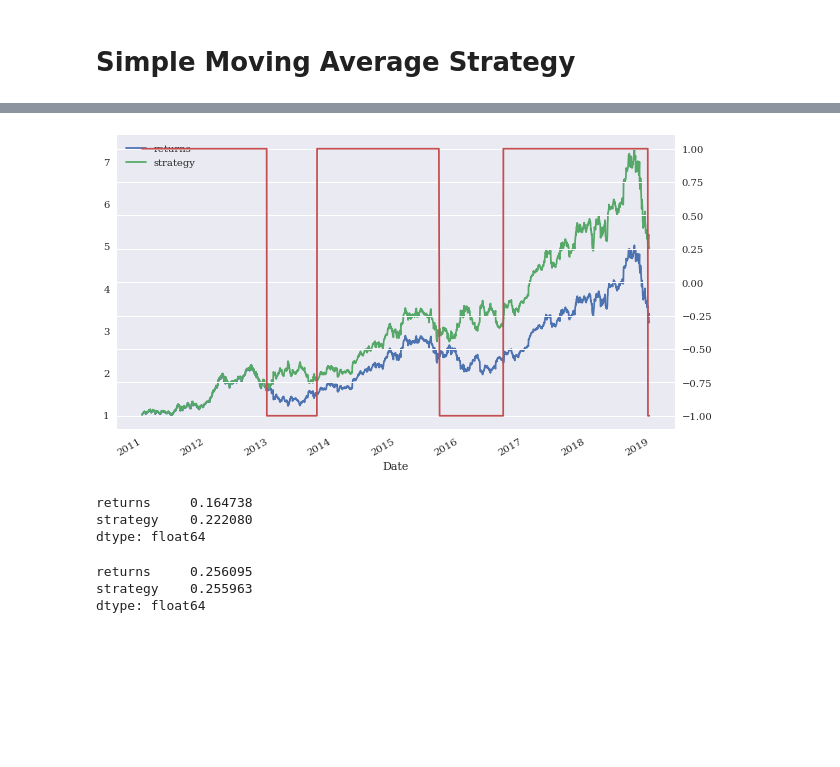
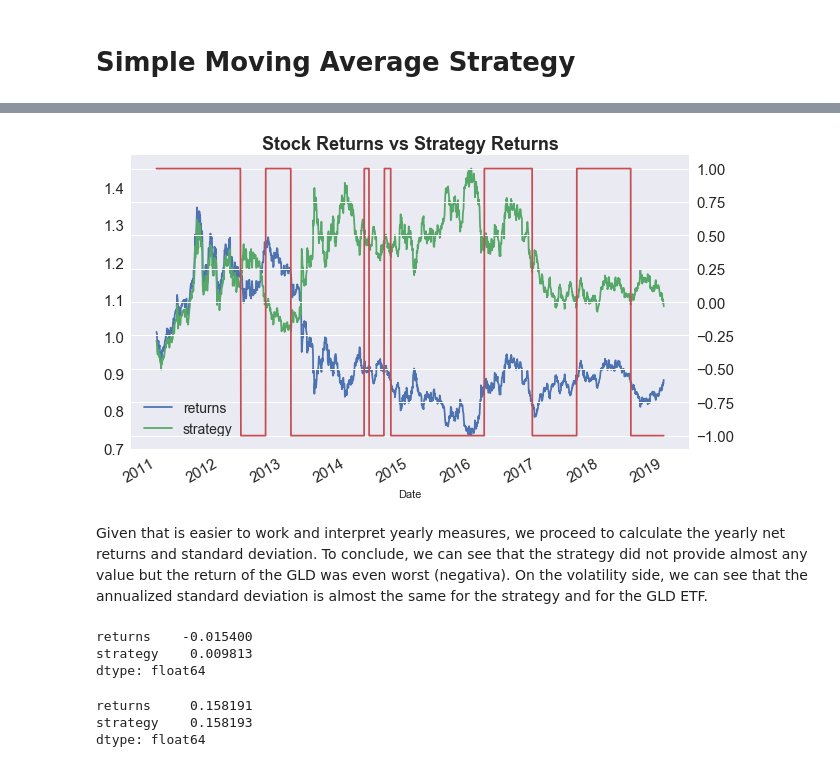
Before and after one commit to mateomarks/Algorithmic-Trading, a Jupyter notebook: Simple Moving Average.ipynb, the cells around one changed output, grey strips where cells are left out. Cells and saved outputs as stored; diff of their text form; code cells hidden in the pictures; blank space fills up the shorter version.

```diff
--- a/Simple Moving Average.ipynb
+++ b/Simple Moving Average.ipynb
@@ -7,8 +16,7 @@ import pandas as pd
 import numpy as np
 
 %matplotlib inline
-from pylab import mpl, plt
+import matplotlib.pyplot as plt
 plt.style.use('seaborn')
-mpl.rcParams['font.family'] = 'serif'
 
 import yfinance as yf
@@ -15,5 +25,5 @@ import yfinance as yf
 # %%
-symbols = ["AMZN","FB","AAPL"]
+symbols = ["AMZN","FB","AAPL","GLD"]
 rawdata = yf.download(symbols, start="2010-01-01", end="2018-12-31")
 rawdata = rawdata['Close']
 # %% [output]
@@ -21,6 +34,7 @@ rawdata = rawdata['Close']
 # %%
-ticker = "AAPL"
+ticker = "GLD"
 data = pd.DataFrame(rawdata[ticker])
 data.rename(columns={ticker: 'price'}, inplace=True)
+data['returns'] = np.log(data['price'] / data['price'].shift(1))
 data.head()
 # %% [output]
@@ -61,3 +132,2 @@ data.plot(title='{} Stock price | 50 & 200 days SMAs'.format(ticker),
 # %%
-data['position'] = np.where(data['SMA1'] > data['SMA2'],
-                            1, -1)
+data['position'] = np.where(data['SMA1'] > data['SMA2'], 1, -1)
@@ -94,20 +159,25 @@ data[['returns', 'strategy']].dropna().cumsum(
 # %%
 ax = data[['returns', 'strategy']].dropna().cumsum(
-            ).apply(np.exp).plot(figsize=(10, 6))
-data['position'].plot(ax=ax, secondary_y='position');
+            ).apply(np.exp).plot(figsize=(10, 6),fontsize=15)
+ax.set_title('Stock Returns vs Strategy Returns',fontsize=18,fontweight="bold")
+data['position'].plot(ax=ax, secondary_y='position',fontsize=15)
+ax.grid(False)
+ax.legend(loc='lower left',fontsize=14);
 # %% [output]
-[figure, old version]
+[figure, new version]
+# %% [markdown]
+Given that is easier to work and interpret yearly measures, we proceed to calculate the yearly net returns and standard deviation. To conclude, we can see that the strategy did not provide almost any value but the return of the GLD was even worst (negativa). On the volatility side, we can see that the annualized standard deviation is almost the same for the strategy and for the GLD ETF.
 # %%
 np.exp(data[['returns', 'strategy']].mean() * 252) - 1
 # %% [output]
-returns     0.164738
-strategy    0.222080
+returns    -0.015400
+strategy    0.009813
 dtype: float64
 # %%
 data[['returns', 'strategy']].std() * 252 ** 0.5
 # %% [output]
-returns     0.256095
-strategy    0.255963
+returns     0.158191
+strategy    0.158193
 dtype: float64
 # %% [markdown]
 <img src="https://uploads-ssl.webflow.com/5eae007d92687089219c5dec/5eb47da29ced78042e9768ce_long_logo.png" align="right" border="0" width="35%" >
```
Also changed, not shown: parts of 29 cells of this notebook, 1 other file.
